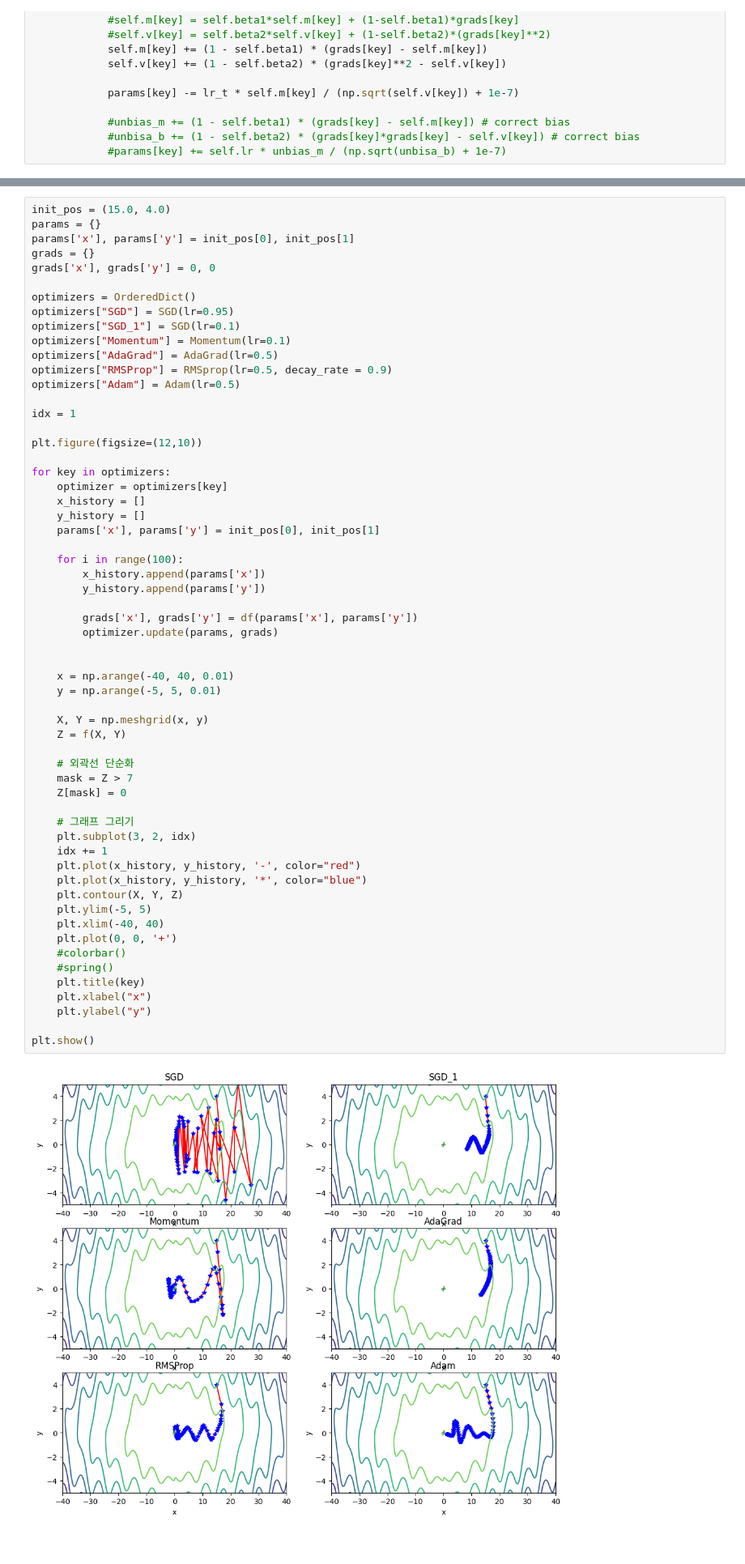
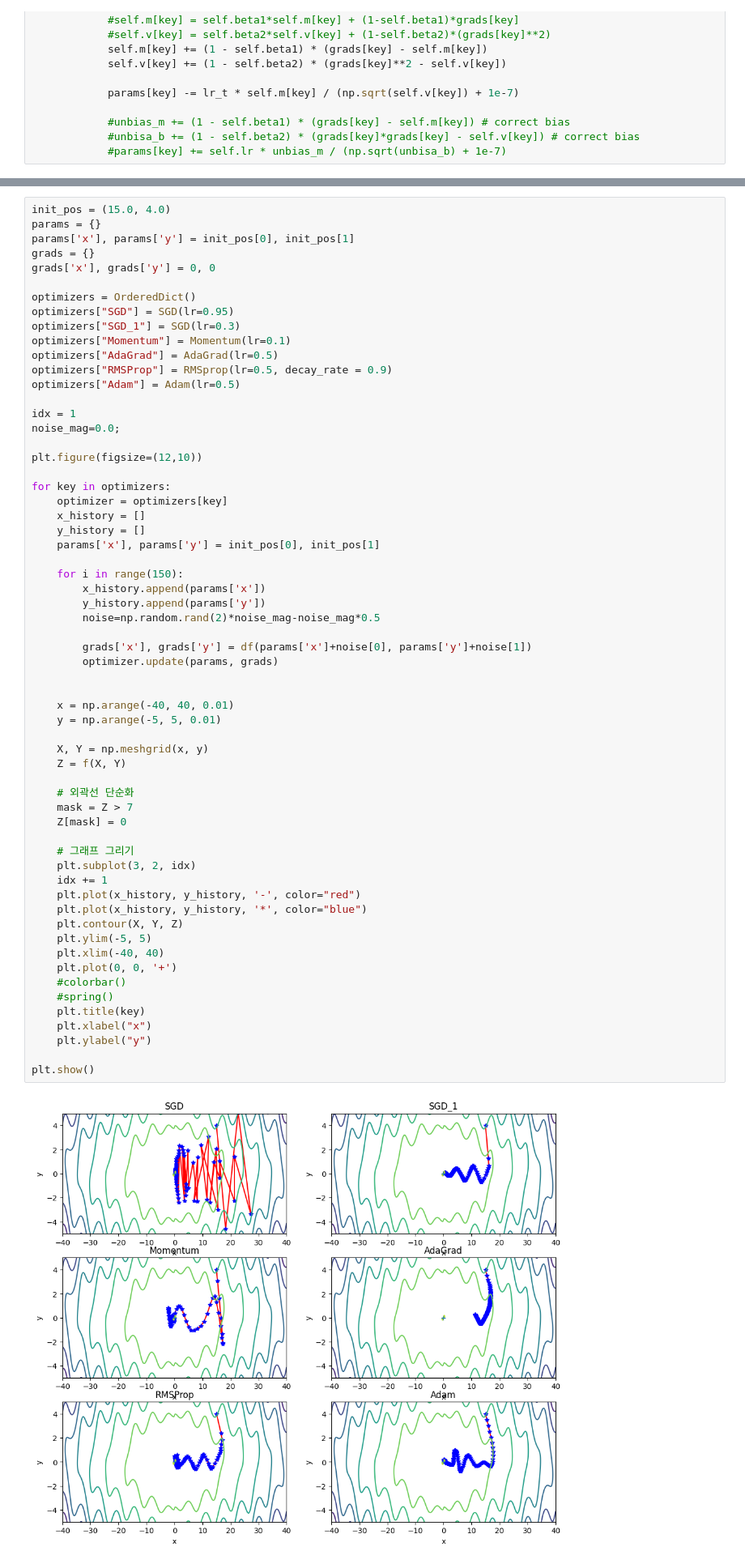
Before and after one commit to clionelove123/Machine_Learning, a Jupyter notebook: ML_Chap_09_Optimizer.ipynb, the cells around one changed output, grey strips where cells are left out. Shown at 81% size. Cells and saved outputs as stored; diff of their text form.

```diff
--- a/ML_Chap_09_Optimizer.ipynb
+++ b/ML_Chap_09_Optimizer.ipynb
@@ -211,13 +280,14 @@ grads['x'], grads['y'] = 0, 0
 
 optimizers = OrderedDict()
 optimizers["SGD"] = SGD(lr=0.95)
-optimizers["SGD_1"] = SGD(lr=0.1)
+optimizers["SGD_1"] = SGD(lr=0.3)
 optimizers["Momentum"] = Momentum(lr=0.1)
 optimizers["AdaGrad"] = AdaGrad(lr=0.5)
 optimizers["RMSProp"] = RMSprop(lr=0.5, decay_rate = 0.9)
 optimizers["Adam"] = Adam(lr=0.5)
 
 idx = 1
+noise_mag=0.0;
 
 plt.figure(figsize=(12,10))
 
@@ -227,39 +297,40 @@ for key in optimizers:
     y_history = []
     params['x'], params['y'] = init_pos[0], init_pos[1]
 
-    for i in range(100):
+    for i in range(150):
         x_history.append(params['x'])
         y_history.append(params['y'])
+        noise=np.random.rand(2)*noise_mag-noise_mag*0.5
 
-        grads['x'], grads['y'] = df(params['x'], params['y'])
+        grads['x'], grads['y'] = df(params['x']+noise[0], params['y']+noise[1])
         optimizer.update(params, grads)
 
 
     x = np.arange(-40, 40, 0.01)
     y = np.arange(-5, 5, 0.01)
 
     X, Y = np.meshgrid(x, y)
     Z = f(X, Y)
 
     # 외곽선 단순화
     mask = Z > 7
     Z[mask] = 0
 
     # 그래프 그리기
     plt.subplot(3, 2, idx)
     idx += 1
     plt.plot(x_history, y_history, '-', color="red")
     plt.plot(x_history, y_history, '*', color="blue")
     plt.contour(X, Y, Z)
     plt.ylim(-5, 5)
     plt.xlim(-40, 40)
     plt.plot(0, 0, '+')
     #colorbar()
     #spring()
     plt.title(key)
     plt.xlabel("x")
     plt.ylabel("y")
 
 plt.show()
 # %% [output]
-[figure, old version]
+[figure, new version]
```
Also changed, not shown: parts of 4 cells of this notebook.
